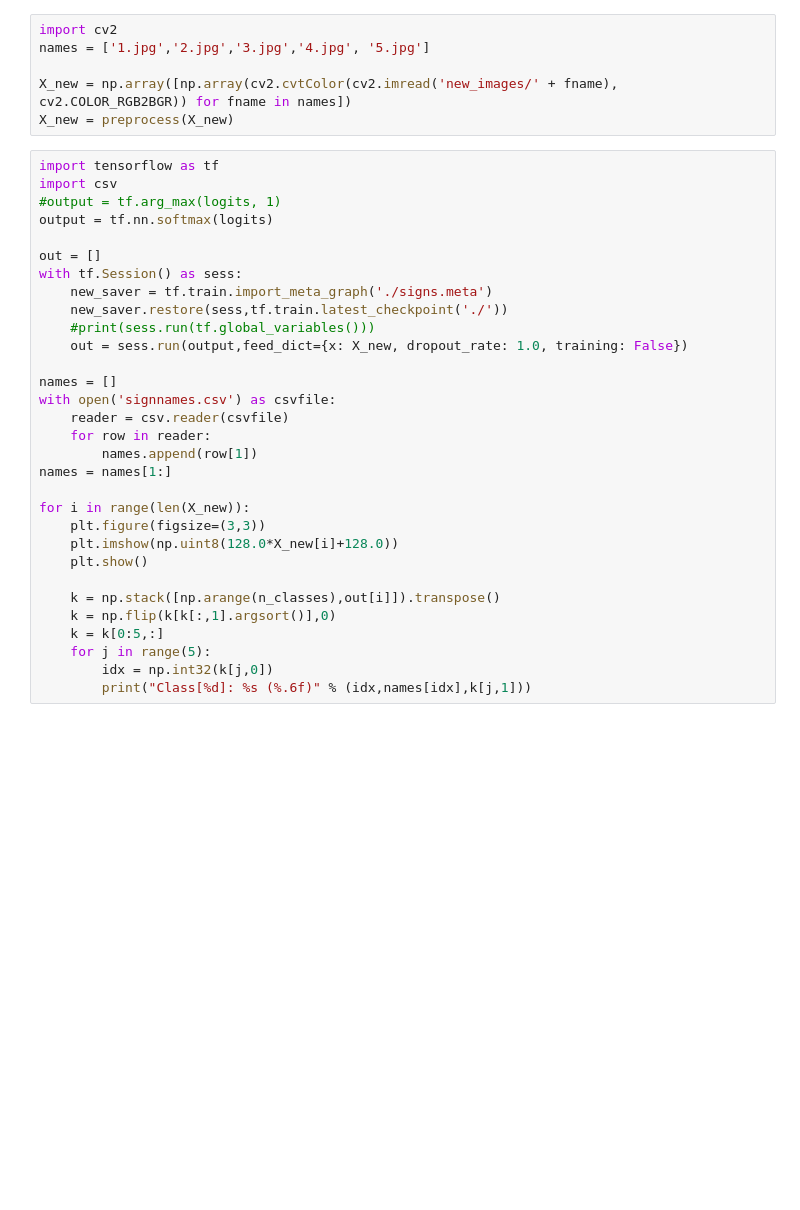
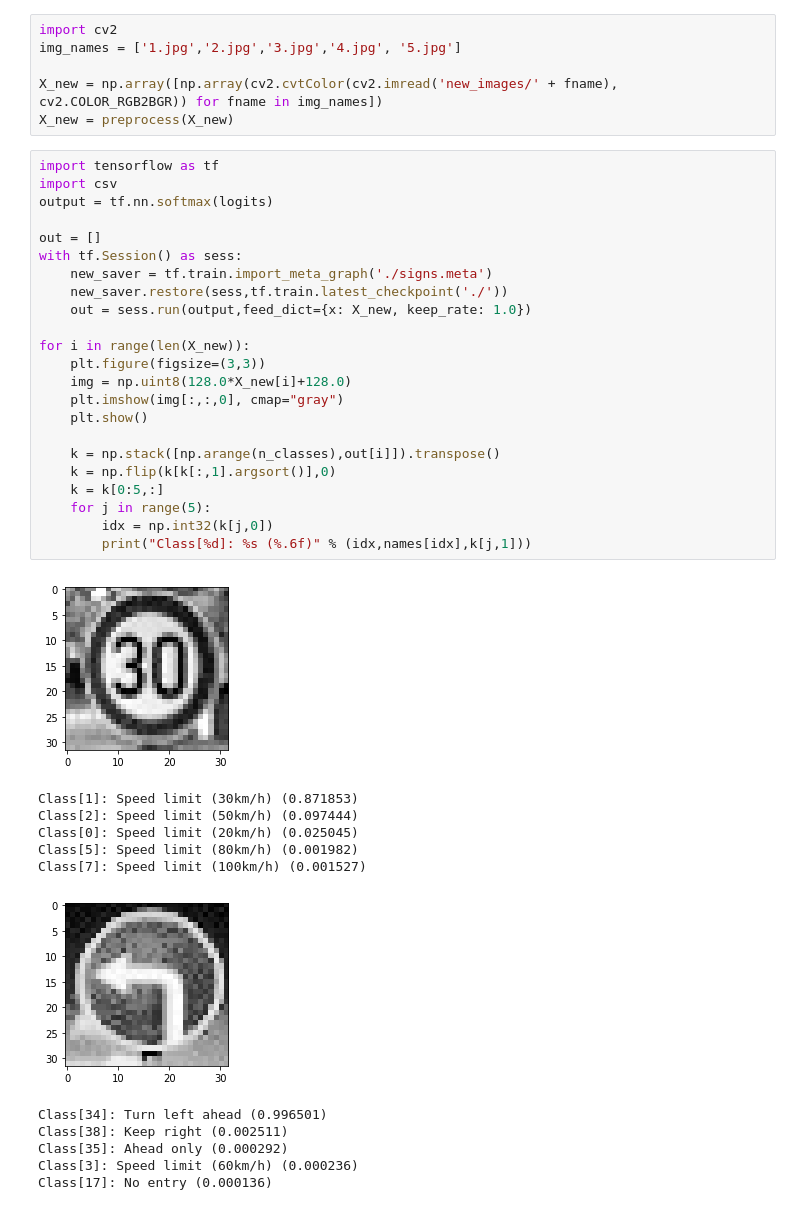
Before and after one commit to baronep/CarND-Traffic-Sign-Classifier-Project, a Jupyter notebook: project.ipynb, the cells around one changed output. Saved outputs shown, nothing was run; the diff lists cells and outputs as text; blank space fills up the shorter version.

```diff
--- a/project.ipynb
+++ b/project.ipynb
@@ -231,37 +399,42 @@ Validation Accuracy = 0.930
 # %%
 import cv2
-names = ['1.jpg','2.jpg','3.jpg','4.jpg', '5.jpg']
+img_names = ['1.jpg','2.jpg','3.jpg','4.jpg', '5.jpg']
 
-X_new = np.array([np.array(cv2.cvtColor(cv2.imread('new_images/' + fname), cv2.COLOR_RGB2BGR)) for fname in names])
+X_new = np.array([np.array(cv2.cvtColor(cv2.imread('new_images/' + fname), cv2.COLOR_RGB2BGR)) for fname in img_names])
 X_new = preprocess(X_new)
 # %%
 import tensorflow as tf
 import csv
-#output = tf.arg_max(logits, 1)
 output = tf.nn.softmax(logits)
 
 out = []
 with tf.Session() as sess:
     new_saver = tf.train.import_meta_graph('./signs.meta')
     new_saver.restore(sess,tf.train.latest_checkpoint('./'))
-    #print(sess.run(tf.global_variables()))
-    out = sess.run(output,feed_dict={x: X_new, dropout_rate: 1.0, training: False})
-
-names = []
-with open('signnames.csv') as csvfile:
-    reader = csv.reader(csvfile)
-    for row in reader:
-        names.append(row[1])
-names = names[1:]
+    out = sess.run(output,feed_dict={x: X_new, keep_rate: 1.0})
 
 for i in range(len(X_new)):
     plt.figure(figsize=(3,3))
-    plt.imshow(np.uint8(128.0*X_new[i]+128.0))
+    img = np.uint8(128.0*X_new[i]+128.0)
+    plt.imshow(img[:,:,0], cmap="gray")
     plt.show()
 
     k = np.stack([np.arange(n_classes),out[i]]).transpose()
     k = np.flip(k[k[:,1].argsort()],0)
     k = k[0:5,:]
     for j in range(5):
         idx = np.int32(k[j,0])
         print("Class[%d]: %s (%.6f)" % (idx,names[idx],k[j,1]))
+# %% [output]
+[figure, added]
+Class[1]: Speed limit (30km/h) (0.871853)
+Class[2]: Speed limit (50km/h) (0.097444)
+Class[0]: Speed limit (20km/h) (0.025045)
+Class[5]: Speed limit (80km/h) (0.001982)
+Class[7]: Speed limit (100km/h) (0.001527)
+[figure, added]
+Class[34]: Turn left ahead (0.996501)
+Class[38]: Keep right (0.002511)
+Class[35]: Ahead only (0.000292)
+Class[3]: Speed limit (60km/h) (0.000236)
+Class[17]: No entry (0.000136)
```
Also changed, not shown: parts of 20 cells of this notebook, 4 other files.
